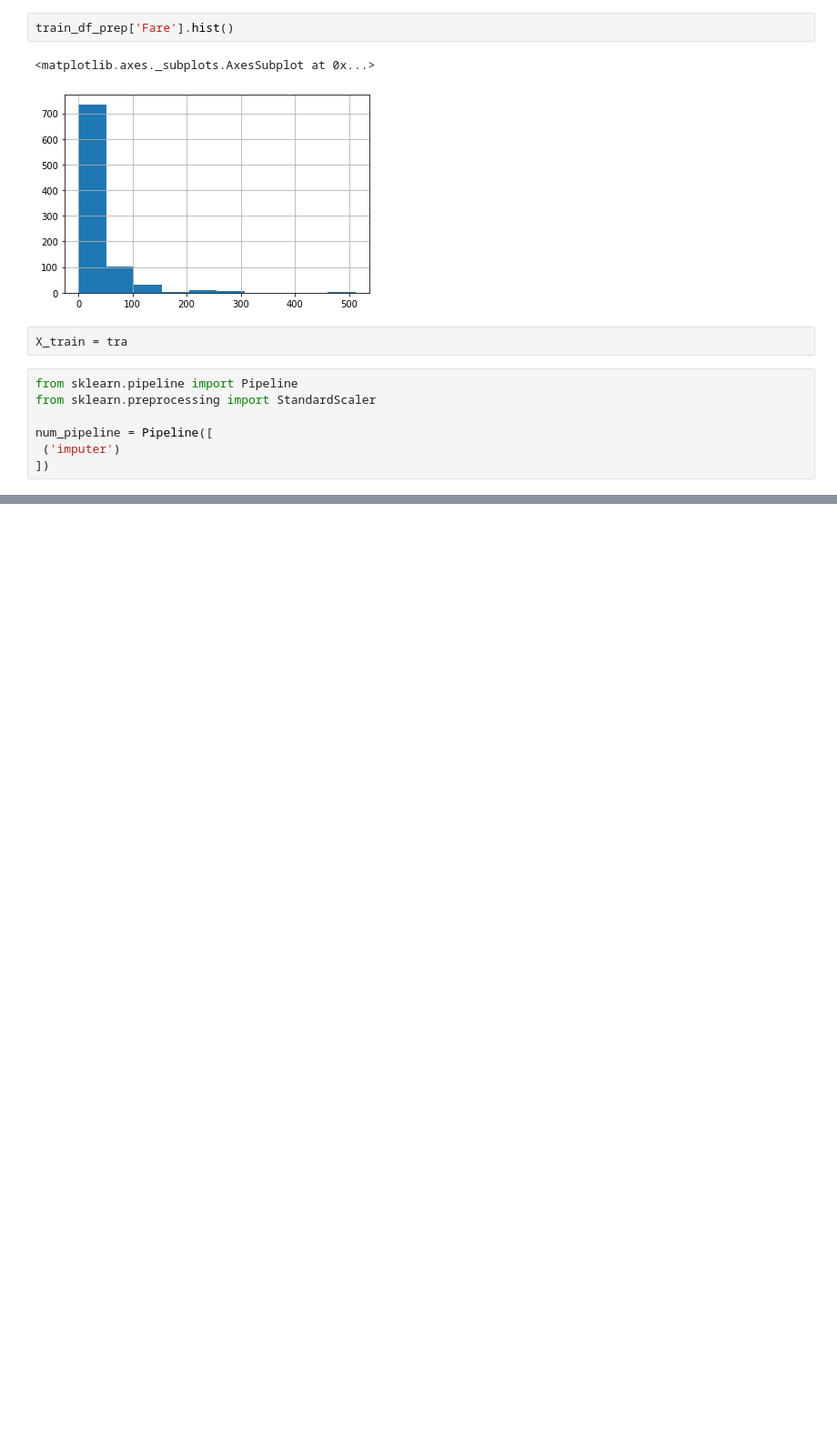
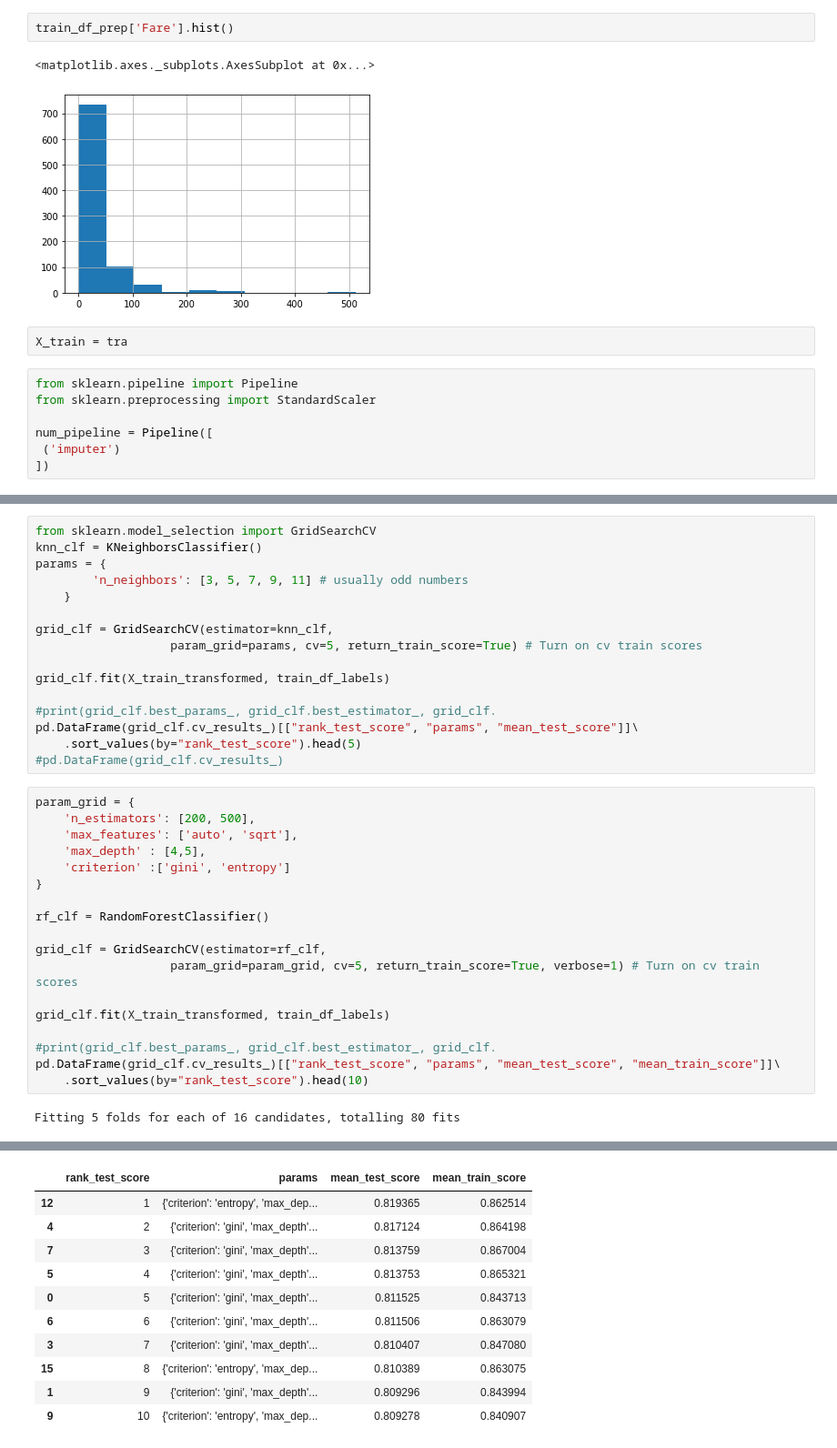
Before and after one commit to MichalGasiorowski/ml-playground, a Jupyter notebook: notebook/homl/Classification3-c-Titanic.ipynb, the cells around one changed output, grey strips where cells are left out. Shown at 91% size. Saved outputs shown, nothing was run; the diff lists cells and outputs as text; blank space fills up the shorter version.

```diff
--- a/notebook/homl/Classification3-c-Titanic.ipynb
+++ b/notebook/homl/Classification3-c-Titanic.ipynb
@@ -453,0 +819,36 @@ nummerical_attributes =
+# %%
+from sklearn.model_selection import GridSearchCV
+knn_clf = KNeighborsClassifier()
+params = {
+        'n_neighbors': [3, 5, 7, 9, 11] # usually odd numbers
+    }
+
+grid_clf = GridSearchCV(estimator=knn_clf,
+                   param_grid=params, cv=5, return_train_score=True) # Turn on cv train scores
+
+grid_clf.fit(X_train_transformed, train_df_labels)
+
+#print(grid_clf.best_params_, grid_clf.best_estimator_, grid_clf.
+pd.DataFrame(grid_clf.cv_results_)[["rank_test_score", "params", "mean_test_score"]]\
+    .sort_values(by="rank_test_score").head(5)
+#pd.DataFrame(grid_clf.cv_results_)
+# %%
+param_grid = {
+    'n_estimators': [200, 500],
+    'max_features': ['auto', 'sqrt'],
+    'max_depth' : [4,5],
+    'criterion' :['gini', 'entropy']
+}
+
+rf_clf = RandomForestClassifier()
+
+grid_clf = GridSearchCV(estimator=rf_clf,
+                   param_grid=param_grid, cv=5, return_train_score=True, verbose=1) # Turn on cv train scores
+
+grid_clf.fit(X_train_transformed, train_df_labels)
+
+#print(grid_clf.best_params_, grid_clf.best_estimator_, grid_clf.
+pd.DataFrame(grid_clf.cv_results_)[["rank_test_score", "params", "mean_test_score", "mean_train_score"]]\
+    .sort_values(by="rank_test_score").head(10)
+# %% [output]
+Fitting 5 folds for each of 16 candidates, totalling 80 fits
@@ -453,0 +857,11 @@ nummerical_attributes =
+|  | rank_test_score | params | mean_test_score | mean_train_score |
+| 12 | 1 | {'criterion': 'entropy', 'max_dep... | 0.819365 | 0.862514 |
+| 4 | 2 | {'criterion': 'gini', 'max_depth'... | 0.817124 | 0.864198 |
+| 7 | 3 | {'criterion': 'gini', 'max_depth'... | 0.813759 | 0.867004 |
+| 5 | 4 | {'criterion': 'gini', 'max_depth'... | 0.813753 | 0.865321 |
+| 0 | 5 | {'criterion': 'gini', 'max_depth'... | 0.811525 | 0.843713 |
+| 6 | 6 | {'criterion': 'gini', 'max_depth'... | 0.811506 | 0.863079 |
+| 3 | 7 | {'criterion': 'gini', 'max_depth'... | 0.810407 | 0.847080 |
+| 15 | 8 | {'criterion': 'entropy', 'max_dep... | 0.810389 | 0.863075 |
+| 1 | 9 | {'criterion': 'gini', 'max_depth'... | 0.809296 | 0.843994 |
+| 9 | 10 | {'criterion': 'entropy', 'max_dep... | 0.809278 | 0.840907 |
```
Also changed, not shown: parts of 26 cells of this notebook.
